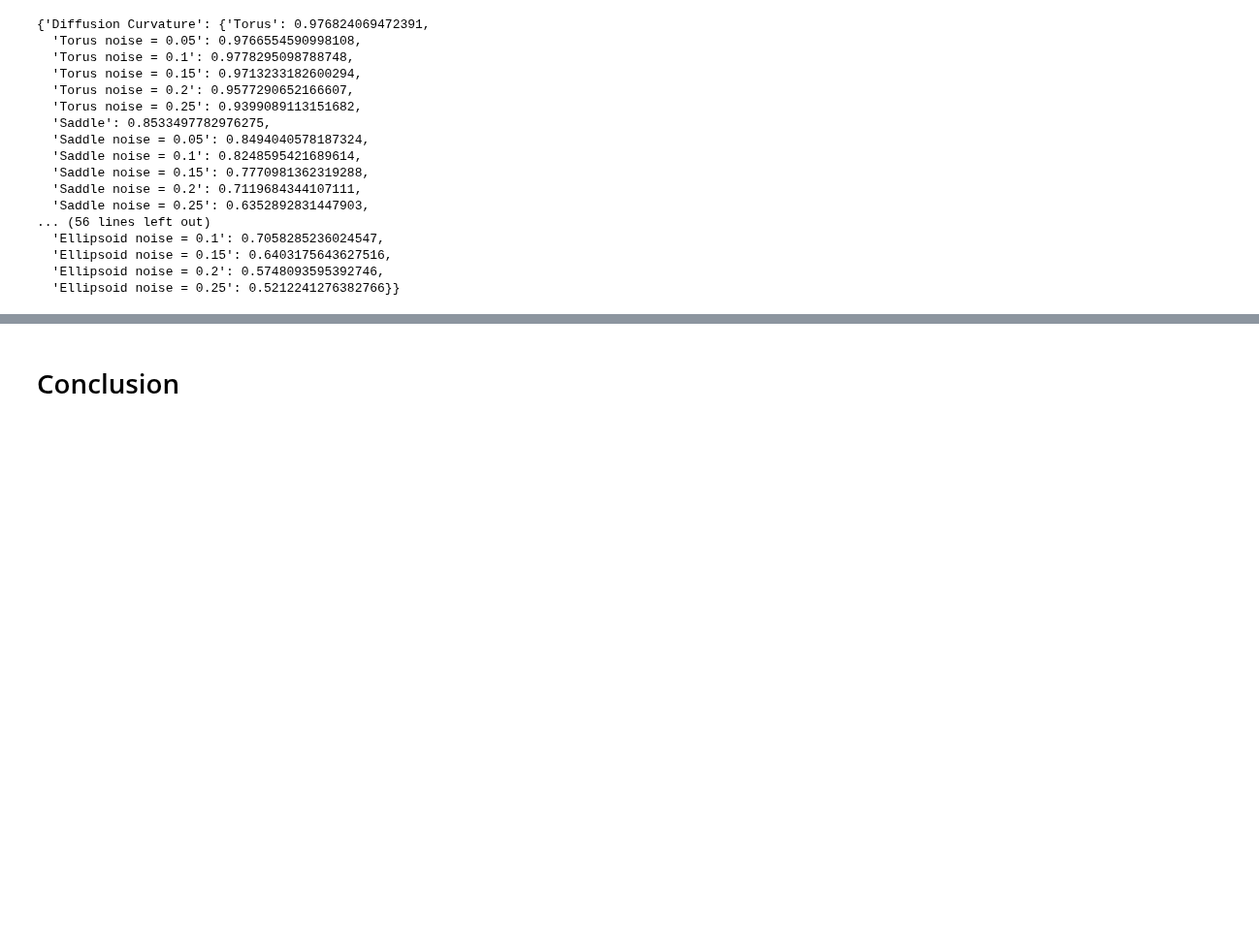
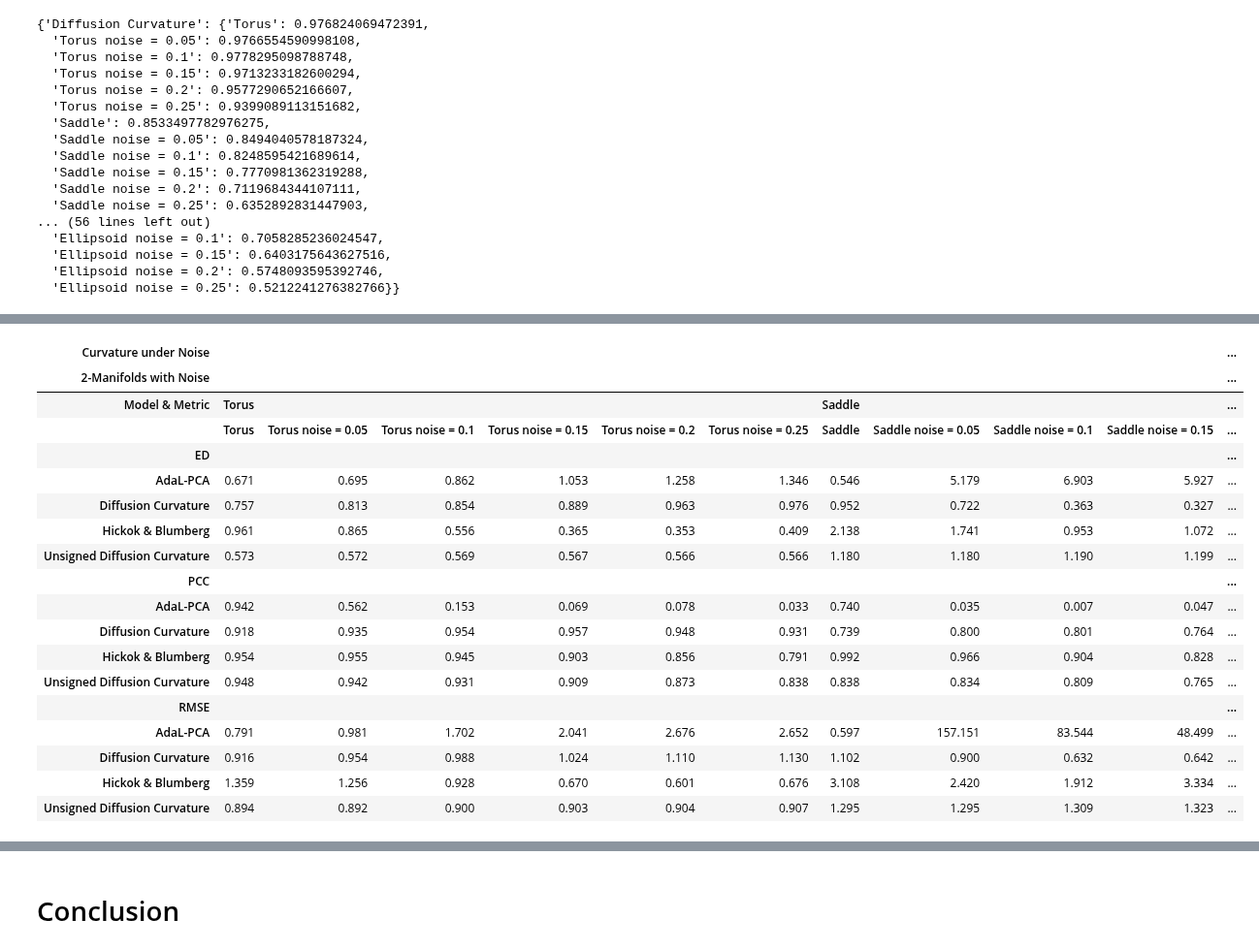
Before and after one commit to professorwug/diffusion-curvature, a Jupyter notebook: nbs/experiments/2a2-toy-manifolds-comparison.ipynb, the cells around one changed output, grey strips where cells are left out. Shown at 97% size. Cells and saved outputs as stored; diff of their text form; code cells hidden in the pictures; blank space fills up the shorter version.

Commit message:
Great tables reproduction of toy manifold table

```diff
--- a/nbs/experiments/2a2-toy-manifolds-comparison.ipynb
+++ b/nbs/experiments/2a2-toy-manifolds-comparison.ipynb
@@ -406,3 +409,86 @@ AdaL-PCA & ED & \textbf{0.462} & \textbf{0.725} & \textbf{1.026} & \textbf{1.071
 Diffusion Curvature & PCC & 0.445 & 0.270 & 0.304 & 0.308 & 0.273 & 0.243 & 0.149 & 0.057 & 0.002 & \textbf{0.017} & \textbf{0.044} & \textbf{0.048} & 0.398 & 0.333 & 0.282 & 0.336 & 0.342 & 0.327\\
 \bottomrule
 \end{tabular}}
+# %%
+# Flatten the nested dictionary
+data = []
+for metric, models in metrics_collected.items():
+    for model, results in models.items():
+        row = {'Model': model, 'Metric': metric}
+        row.update(results)
+        data.append(row)
+
+# Create a DataFrame
+metric_df = pd.DataFrame(data)
+# %%
+#| label: fig-2-manifolds-noise-table
+#| fig-cap: Performance of methods under noise on 2-Manifolds with Noise.
+
+from great_tables import GT, style, loc, exibble
+from great_tables.data import sp500
+import pandas as pd
+
+df = metric_df
+
+# Group the data by metric for proper sorting and display
+df = df.sort_values(by=['Metric', 'Model']).reset_index(drop=True)
+
+# Create the table with row groups
+table = (
+    GT(df, rowname_col="Model", groupname_col="Metric")
+    .tab_header(title="Curvature under Noise", subtitle="2-Manifolds with Noise")
+    .tab_stubhead(label="Model & Metric")
+    .cols_label(
+        Model="Model",
+        Metric="Metric",
+        **{col: col for col in df.columns if col not in ["Model", "Metric"]}
+    )
+    .tab_spanner(label="Torus", columns=[col for col in df.columns if "Torus" in col])
+    .tab_spanner(label="Ellipsoid", columns=[col for col in df.columns if "Ellipsoid" in col])
+    .tab_spanner(label="Saddle", columns=[col for col in df.columns if "Saddle" in col])
+    .fmt_number(columns=[col for col in df.columns if col not in ["Model", "Metric"]], decimals=3)
+)
+
+# Function to apply styles to the best values
+def apply_best_value_styles(df, table):
+    for metric in df['Metric'].unique():
+        metric_df = df[df['Metric'] == metric]
+        for col in df.columns[2:]:
+            if metric == 'PCC':
+                best_value = metric_df[col].max()
+            else:  # For RMSE and other metrics where lower is better
+                best_value = metric_df[col].min()
+
+            best_indices = metric_df[metric_df[col] == best_value].index.tolist()
+            for index in best_indices:
+                table = table.tab_style(
+                    style=style.text(weight="bold"),
+                    locations=loc.body(columns=[col], rows=[index])
+                )
+    return table
+
+# Apply the styles
+table = apply_best_value_styles(df, table)
+
+# Display the table (assuming in Jupyter Notebook)
+display(table)
+# %% [output]
+| Curvature under Noise |  |  |  |  |  |  |  |  |  |  | ... |
+| 2-Manifolds with Noise |  |  |  |  |  |  |  |  |  |  | ... |
+| Model & Metric | Torus |  |  |  |  |  | Saddle |  |  |  | ... |
+|  | Torus | Torus noise = 0.05 | Torus noise = 0.1 | Torus noise = 0.15 | Torus noise = 0.2 | Torus noise = 0.25 | Saddle | Saddle noise = 0.05 | Saddle noise = 0.1 | Saddle noise = 0.15 | ... |
+| ED |  |  |  |  |  |  |  |  |  |  | ... |
+| AdaL-PCA | 0.671 | 0.695 | 0.862 | 1.053 | 1.258 | 1.346 | 0.546 | 5.179 | 6.903 | 5.927 | ... |
+| Diffusion Curvature | 0.757 | 0.813 | 0.854 | 0.889 | 0.963 | 0.976 | 0.952 | 0.722 | 0.363 | 0.327 | ... |
+| Hickok & Blumberg | 0.961 | 0.865 | 0.556 | 0.365 | 0.353 | 0.409 | 2.138 | 1.741 | 0.953 | 1.072 | ... |
+| Unsigned Diffusion Curvature | 0.573 | 0.572 | 0.569 | 0.567 | 0.566 | 0.566 | 1.180 | 1.180 | 1.190 | 1.199 | ... |
+| PCC |  |  |  |  |  |  |  |  |  |  | ... |
+| AdaL-PCA | 0.942 | 0.562 | 0.153 | 0.069 | 0.078 | 0.033 | 0.740 | 0.035 | 0.007 | 0.047 | ... |
+| Diffusion Curvature | 0.918 | 0.935 | 0.954 | 0.957 | 0.948 | 0.931 | 0.739 | 0.800 | 0.801 | 0.764 | ... |
+| Hickok & Blumberg | 0.954 | 0.955 | 0.945 | 0.903 | 0.856 | 0.791 | 0.992 | 0.966 | 0.904 | 0.828 | ... |
+| Unsigned Diffusion Curvature | 0.948 | 0.942 | 0.931 | 0.909 | 0.873 | 0.838 | 0.838 | 0.834 | 0.809 | 0.765 | ... |
+| RMSE |  |  |  |  |  |  |  |  |  |  | ... |
+| AdaL-PCA | 0.791 | 0.981 | 1.702 | 2.041 | 2.676 | 2.652 | 0.597 | 157.151 | 83.544 | 48.499 | ... |
+| Diffusion Curvature | 0.916 | 0.954 | 0.988 | 1.024 | 1.110 | 1.130 | 1.102 | 0.900 | 0.632 | 0.642 | ... |
+| Hickok & Blumberg | 1.359 | 1.256 | 0.928 | 0.670 | 0.601 | 0.676 | 3.108 | 2.420 | 1.912 | 3.334 | ... |
+| Unsigned Diffusion Curvature | 0.894 | 0.892 | 0.900 | 0.903 | 0.904 | 0.907 | 1.295 | 1.295 | 1.309 | 1.323 | ... |
```
Also changed, not shown: parts of 7 cells of this notebook.
